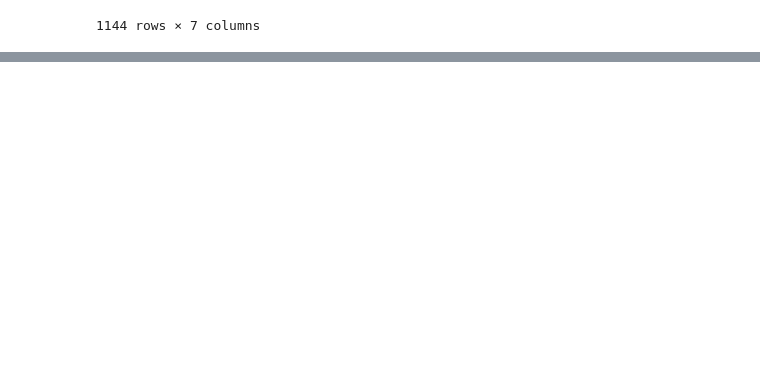
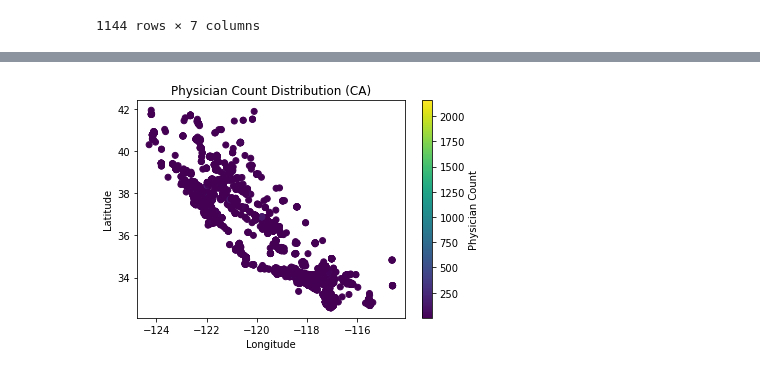
Before and after one commit to vsanga04/Project-1, a Jupyter notebook: Provider_data.ipynb, the cells around one changed output, grey strips where cells are left out. Saved outputs shown, nothing was run; the diff lists cells and outputs as text; code cells hidden in the pictures; blank space fills up the shorter version.

Commit message:
added Physician/Pop rate

```diff
--- a/Provider_data.ipynb
+++ b/Provider_data.ipynb
@@ -403,3 +410,11 @@ plt.savefig("output_figures/Per_capita_income_distribution.png")
 | 1142 | 99140 | 432.0 | 40.3 | 31389.0 | 21625.0 | 100.0 | 23.148148 |
 | 1143 | 99330 | 1073.0 | 36.4 | 50727.0 | 14937.0 | 171.0 | 15.936626 |
 1144 rows × 7 columns
+# %%
+# count_spec_zip = census_data.groupby(["County", "Zipcode", "Lat", "Lng"])
+count_spec_zip = census_data.groupby(["County", "Lat", "Lng", "Poverty Rate"])
+count_spec_zipcodes = count_spec_zip["NPI"].count()
+count_spec_zipcodes
+count_spec_zip_df = count_spec_zipcodes.reset_index()
+count_spec_zip_df
+count_spec_zip_df.describe()
@@ -405,0 +431,15 @@ plt.savefig("output_figures/Per_capita_income_distribution.png")
+# %%
+
+plt.scatter(count_spec_zip_df['Lng'],count_spec_zip_df['Lat'],c=count_spec_zip_df['NPI'])
+clb = plt.colorbar()
+plt.xlabel("Longitude")
+plt.ylabel("Latitude")
+clb.set_label("Physician Count")
+plt.title("Physician Count Distribution (CA)")
+plt.show()
+
+
+
+# plt.savefig("output_figures/Physician_Count_distribution.png")
+# %% [output]
+[figure, added]
```
Also changed, not shown: parts of 10 cells of this notebook.
